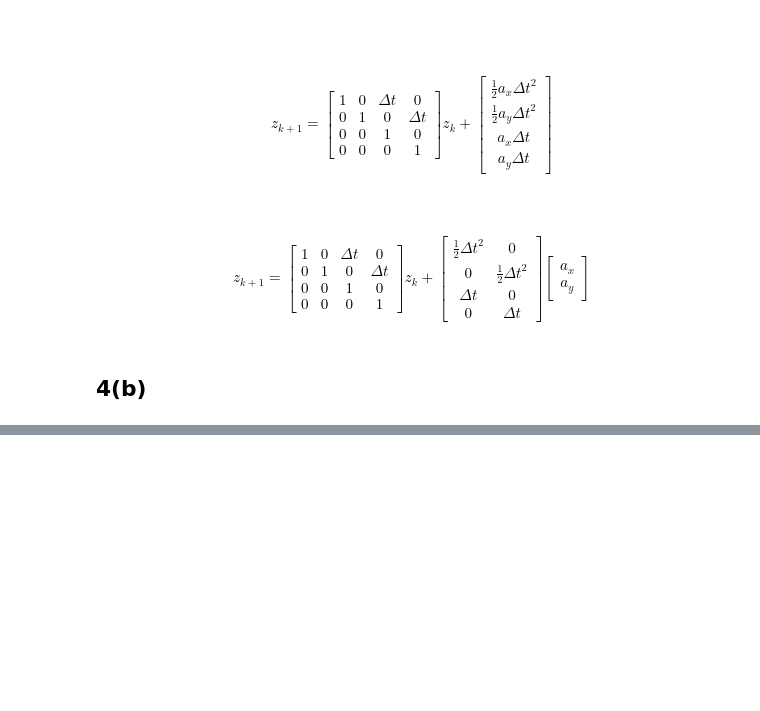
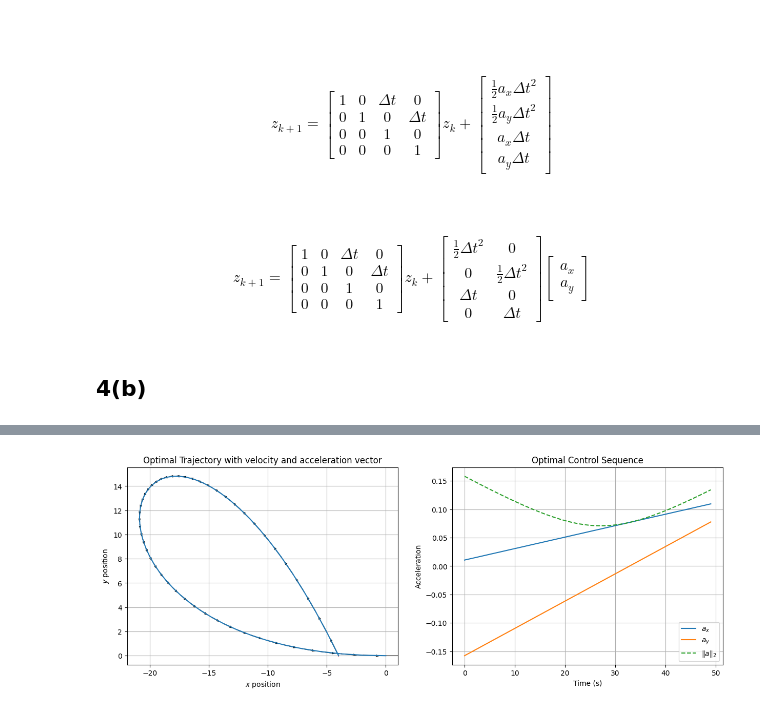
Before and after one commit to pareshrchaudhary/colab, a Jupyter notebook: homework/hw_03.ipynb, the cells around one changed output, grey strips where cells are left out. Cells and saved outputs as stored; diff of their text form; code cells hidden in the pictures; blank space fills up the shorter version.

```diff
--- a/homework/hw_03.ipynb
+++ b/homework/hw_03.ipynb
@@ -331,34 +329,61 @@ T = 50  # number of time steps
 n = 4   # state dimension
 m = 2   # control dimension
 
-
 xs = cp.Variable([T+1,n]) # state trajectory variable
 us = cp.Variable([T,m])   # control trajectory variable
 
 ### Add your code here
+a_max = 2 # acc constraint
+dt = 1
+
+x_initial = np.array([-4,0,-1,2])
+x_final = np.array([0,0,2,0])
+
+A = np.matrix([[1,0,dt,0],
+              [0,1,0,dt],
+              [0,0,1,0],
+              [0,0,0,1]])
+
+B = np.array([[0.5*dt*dt, 0],
+             [0,0.5*dt*dt],
+             [dt,0],
+             [0,dt]])
+
+cost = cp.sum_squares(us)
+constr = []
+for t in range(T):
+    cost += cp.sum_squares(us[t,:])
+    constr += [xs[t + 1,:] == A @ xs[t,:] + B @ us[t,:], cp.norm2(us[t,:]) <= a_max]
+# sums problem objectives and concatenates constraints.
+constr += [xs[T,:] == x_final, xs[0,:] == x_initial]
+problem = cp.Problem(cp.Minimize(cost), constr)
+problem.solve()
 
 ######################
+
 
 
 # plotting out results.
 states = xs.value
 controls = us.value
 
 plt.figure(figsize=(15,5))
 plt.subplot(1,2,1)
 plt.plot(states[:,0], states[:,1])
 plt.quiver(states[:,0], states[:,1], states[:,2], states[:,3], scale=30, width=.003)
 plt.quiver(states[:-1,0], states[:-1,1], controls[:,0], controls[:,1], scale=30, width=.003, color='red')
 plt.title("Optimal Trajectory with velocity and acceleration vector")
 plt.xlabel("$x$ position")
 plt.ylabel("$y$ position")
 plt.grid()
 
 plt.subplot(1,2,2)
 plt.plot(controls)
 plt.plot(np.linalg.norm(controls, 2, axis=1), '--')
 plt.title("Optimal Control Sequence")
 plt.xlabel("Time (s)")
 plt.ylabel("Acceleration")
 plt.legend(["$a_x$", "$a_y$", "$\|a\|_2$"])
 plt.grid()
+# %% [output]
+[figure, added]
```
Also changed, not shown: parts of 3 cells of this notebook.
